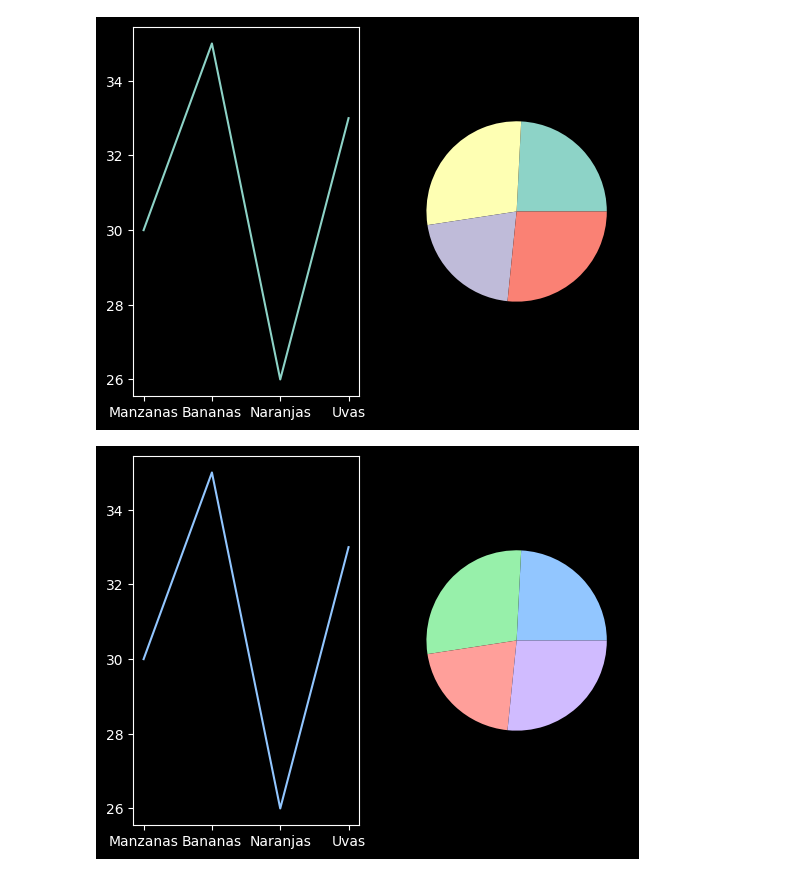
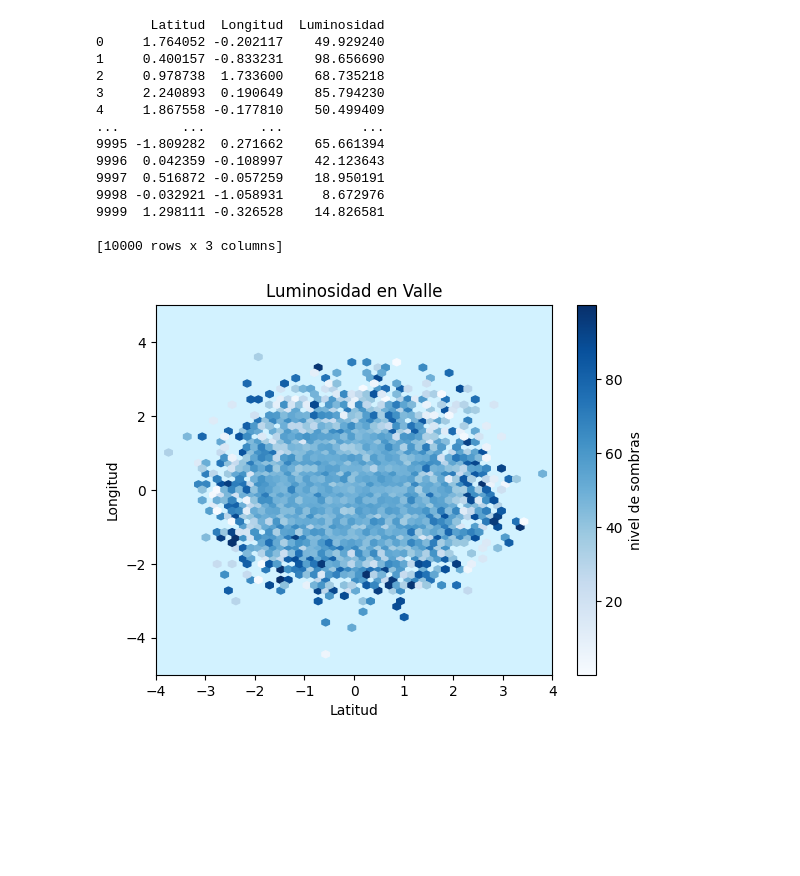
Before and after one commit to XavZol/Matplotlib, a Jupyter notebook: Matplotlib_New.ipynb, the cells around one changed output. Saved outputs shown, nothing was run; the diff lists cells and outputs as text; code cells hidden in the pictures; blank space fills up the shorter version.

```diff
--- a/Matplotlib_New.ipynb
+++ b/Matplotlib_New.ipynb
@@ -26,22 +1,34 @@ plt.show()
-# %%
-plt.style.use('dark_background')
-
-fig, axs = plt.subplots(ncols=2, nrows=1)
-axs1 = axs[0]
-axs2 = axs[1]
-axs1.plot(df['etiquetas'], df['cantidad'])
-axs2.pie(df['cantidad'])
-plt.show()
-# %% [output]
-[figure, removed]
-# %%
-plt.style.use('seaborn-v0_8-pastel')
-
-fig, axs = plt.subplots(ncols=2, nrows=1)
-axs1 = axs[0]
-axs2 = axs[1]
-axs1.plot(df['etiquetas'], df['cantidad'])
-axs2.pie(df['cantidad'])
-plt.show()
-# %% [output]
-[figure, removed]
+# %%
+import matplotlib.pyplot as plt
+import pandas as pd
+
+df = pd.read_csv(r"C:\Users\javie\OneDrive\Desktop\Excel_DB\Iluminacion.csv")
+print(df)
+
+# help(plt.hexbin)
+
+fig, axs = plt.subplots()
+hb = axs.hexbin(df['Latitud'], df['Longitud'], C=df['Luminosidad'], gridsize=50, cmap='Blues')
+axs.set_facecolor('#D2F2FF')
+plt.colorbar(hb, label="nivel de sombras")
+plt.xlabel("Latitud")
+plt.ylabel("Longitud")
+plt.title("Luminosidad en Valle")
+axs.set(xlim=(-4, 4), ylim=(-5,5))
+plt.show()
+# %% [output]
+       Latitud  Longitud  Luminosidad
+0     1.764052 -0.202117    49.929240
+1     0.400157 -0.833231    98.656690
+2     0.978738  1.733600    68.735218
+3     2.240893  0.190649    85.794230
+4     1.867558 -0.177810    50.499409
+...        ...       ...          ...
+9995 -1.809282  0.271662    65.661394
+9996  0.042359 -0.108997    42.123643
+9997  0.516872 -0.057259    18.950191
+9998 -0.032921 -1.058931     8.672976
+9999  1.298111 -0.326528    14.826581
+
+[10000 rows x 3 columns]
+[figure, added]
```
Also changed, not shown: parts of 1 cell of this notebook, 2 other files.
